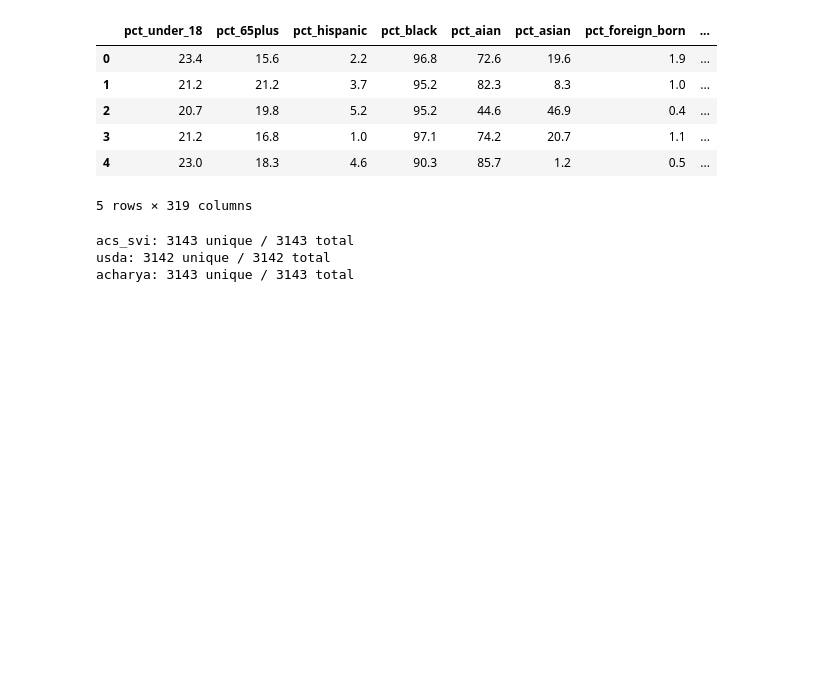
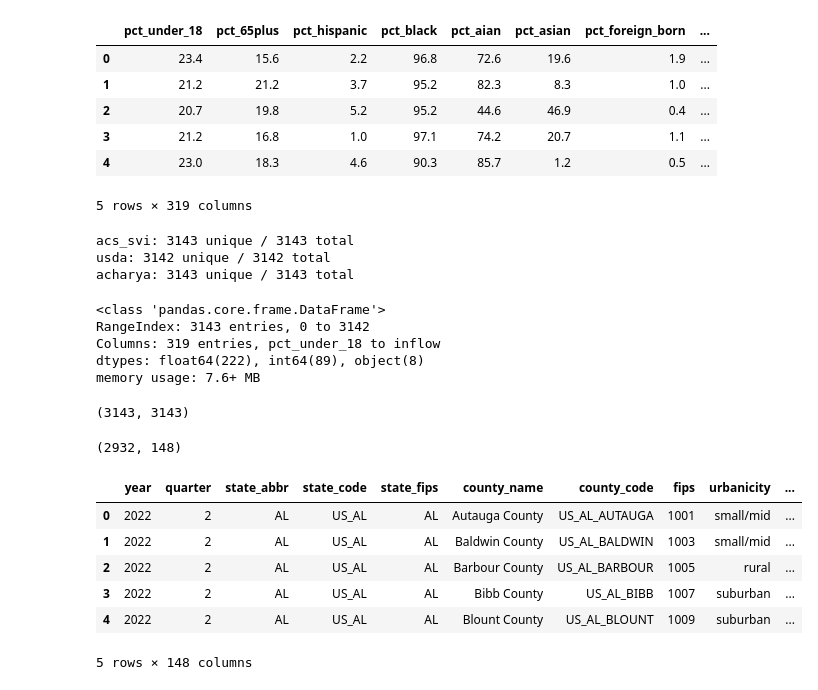
Before and after one commit to worldterminator/mess, a Jupyter notebook: hungergame.ipynb, the cells around one changed output. Saved outputs shown, nothing was run; the diff lists cells and outputs as text; code cells hidden in the pictures; blank space fills up the shorter version.

```diff
--- a/hungergame.ipynb
+++ b/hungergame.ipynb
@@ -547,3 +547,28 @@ for name, df in [('acs_svi', acs_svi), ('usda', usda), ('acharya', acharya)]:
 acs_svi: 3143 unique / 3143 total
 usda: 3142 unique / 3142 total
 acharya: 3143 unique / 3143 total
+# %%
+master.info()
+# %% [output]
+<class 'pandas.core.frame.DataFrame'>
+RangeIndex: 3143 entries, 0 to 3142
+Columns: 319 entries, pct_under_18 to inflow
+dtypes: float64(222), int64(89), object(8)
+memory usage: 7.6+ MB
+# %%
+master['fips'].nunique(), len(master)
+# %% [output]
+(3143, 3143)
+# %%
+crime = pd.read_csv('/content/vera_2022_q2_with_newvars_clean.csv')
+print(crime.shape)
+crime.head()
+# %% [output]
+(2932, 148)
+|  | year | quarter | state_abbr | state_code | state_fips | county_name | county_code | fips | urbanicity | ... |
+| 0 | 2022 | 2 | AL | US_AL | AL | Autauga County | US_AL_AUTAUGA | 1001 | small/mid | ... |
+| 1 | 2022 | 2 | AL | US_AL | AL | Baldwin County | US_AL_BALDWIN | 1003 | small/mid | ... |
+| 2 | 2022 | 2 | AL | US_AL | AL | Barbour County | US_AL_BARBOUR | 1005 | rural | ... |
+| 3 | 2022 | 2 | AL | US_AL | AL | Bibb County | US_AL_BIBB | 1007 | suburban | ... |
+| 4 | 2022 | 2 | AL | US_AL | AL | Blount County | US_AL_BLOUNT | 1009 | suburban | ... |
+5 rows × 148 columns
```
Also changed, not shown: parts of 9 cells of this notebook.
